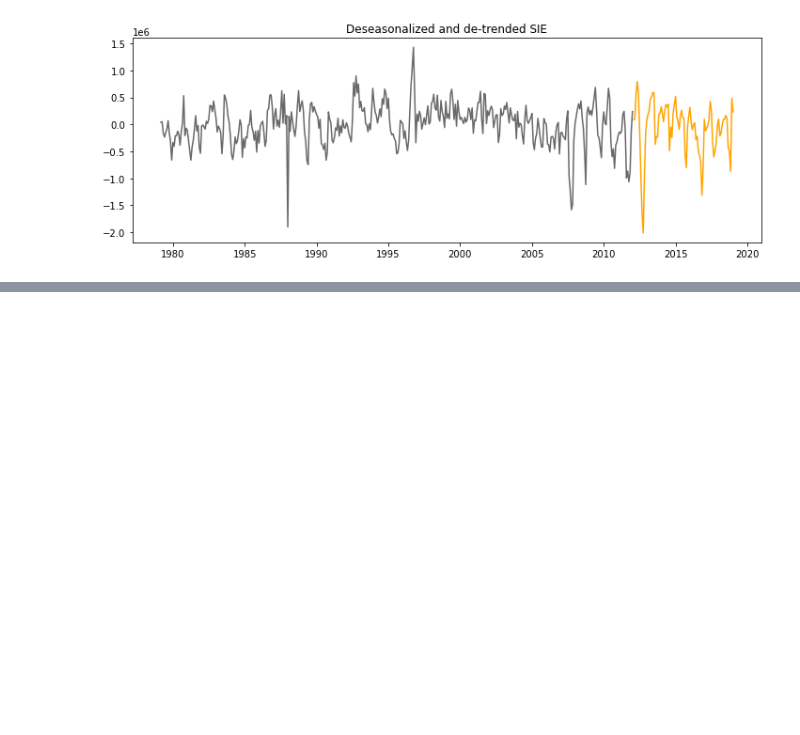
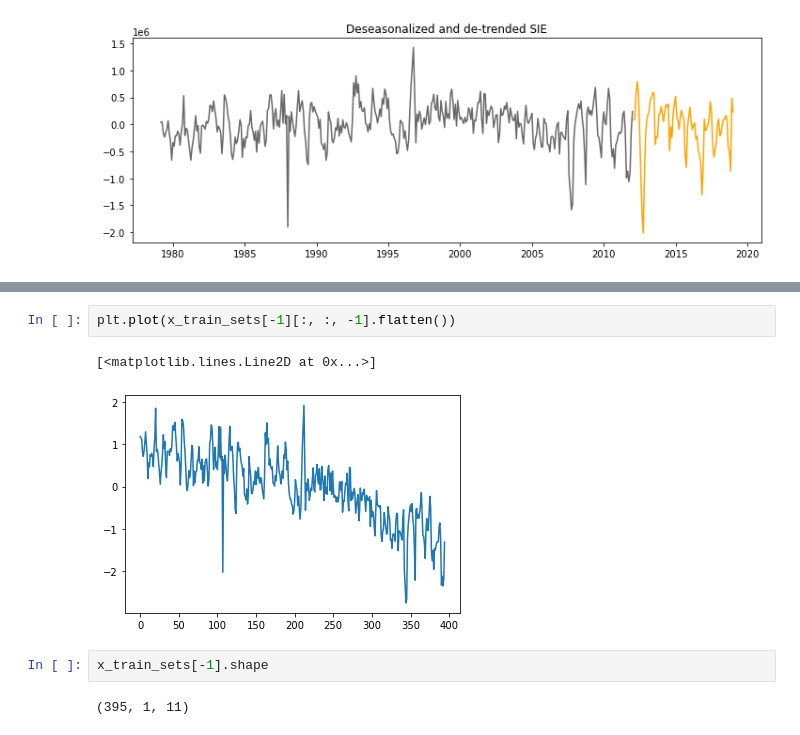
Before and after one commit to zach-gousseau/syde675-project, a Jupyter notebook: models/deseasonalizing.ipynb, the cells around one changed output, grey strips where cells are left out. Cells and saved outputs as stored; diff of their text form; blank space fills up the shorter version.

```diff
--- a/models/deseasonalizing.ipynb
+++ b/models/deseasonalizing.ipynb
@@ -307,0 +355,9 @@ Test R_Square: -0.535
+# %%
+plt.plot(x_train_sets[-1][:, :, -1].flatten())
+# %% [output]
+[<matplotlib.lines.Line2D at 0x...>]
+[figure, added]
+# %%
+x_train_sets[-1].shape
+# %% [output]
+(395, 1, 11)
```
Also changed, not shown: parts of 7 cells of this notebook, 6 other files.
